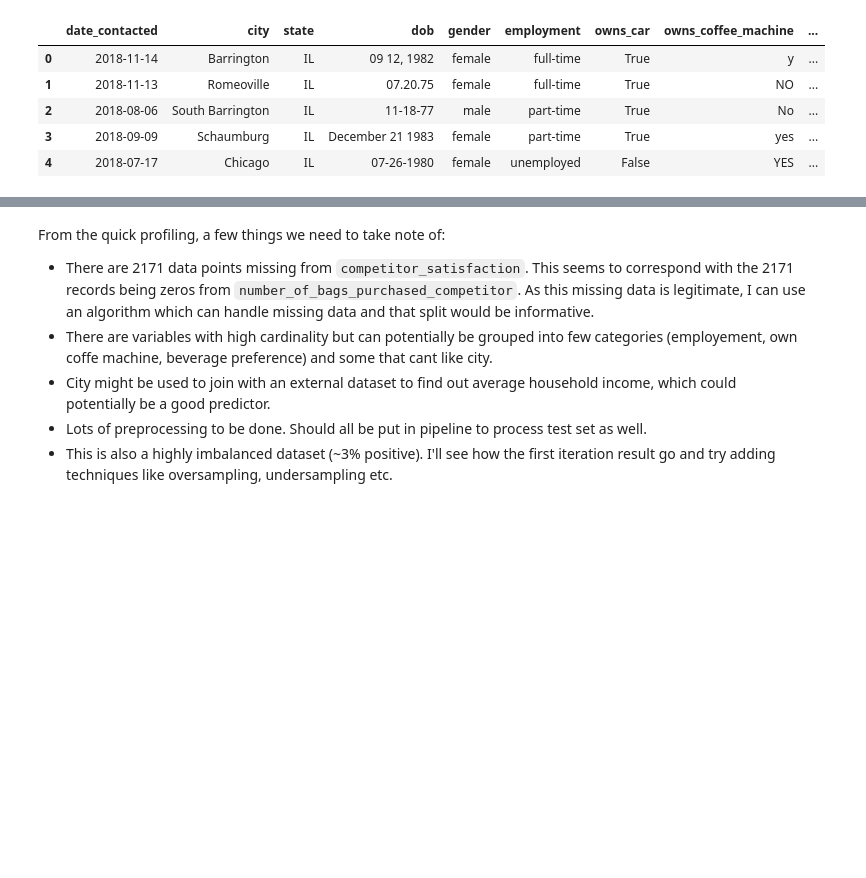
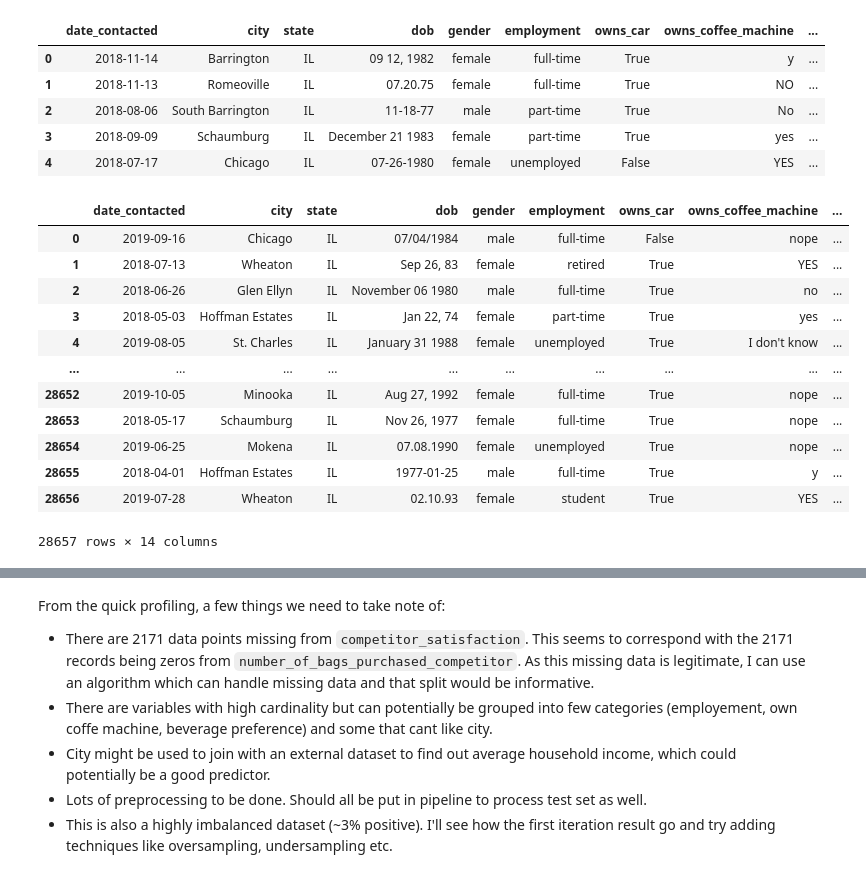
Before and after one commit to nataliele/goh, a Jupyter notebook: coffee.ipynb, the cells around one changed output, grey strips where cells are left out. Drawn from its saved outputs; the diff is of its cells as text; code cells hidden in the pictures; blank space fills up the shorter version.

Commit message:
add city income

```diff
--- a/coffee.ipynb
+++ b/coffee.ipynb
@@ -25,6 +25,7 @@ sns.set_theme(style="white")
 # %%
 train_raw = pd.read_csv('train.csv').iloc[:, 1:]
 prediction_raw = pd.read_csv('predictions.csv').iloc[:, 1:]
+city_income = pd.read_csv('median_income_il.csv')
 # %% [markdown]
 ## EDA
 # %%
@@ -45,6 +46,24 @@ prediction_raw.head()
 | 2 | 2018-08-06 | South Barrington | IL | 11-18-77 | male | part-time | True | No | ... |
 | 3 | 2018-09-09 | Schaumburg | IL | December 21 1983 | female | part-time | True | yes | ... |
 | 4 | 2018-07-17 | Chicago | IL | 07-26-1980 | female | unemployed | False | YES | ... |
+# %%
+m = train_raw.merge(city_income, on='city', how='left')
+# %%
+m
+# %% [output]
+|  | date_contacted | city | state | dob | gender | employment | owns_car | owns_coffee_machine | ... |
+| 0 | 2019-09-16 | Chicago | IL | 07/04/1984 | male | full-time | False | nope | ... |
+| 1 | 2018-07-13 | Wheaton | IL | Sep 26, 83 | female | retired | True | YES | ... |
+| 2 | 2018-06-26 | Glen Ellyn | IL | November 06 1980 | male | full-time | True | no | ... |
+| 3 | 2018-05-03 | Hoffman Estates | IL | Jan 22, 74 | female | part-time | True | yes | ... |
+| 4 | 2019-08-05 | St. Charles | IL | January 31 1988 | female | unemployed | True | I don't know | ... |
+| ... | ... | ... | ... | ... | ... | ... | ... | ... | ... |
+| 28652 | 2019-10-05 | Minooka | IL | Aug 27, 1992 | female | full-time | True | nope | ... |
+| 28653 | 2018-05-17 | Schaumburg | IL | Nov 26, 1977 | female | full-time | True | nope | ... |
+| 28654 | 2019-06-25 | Mokena | IL | 07.08.1990 | female | unemployed | True | nope | ... |
+| 28655 | 2018-04-01 | Hoffman Estates | IL | 1977-01-25 | male | full-time | True | y | ... |
+| 28656 | 2019-07-28 | Wheaton | IL | 02.10.93 | female | student | True | YES | ... |
+28657 rows × 14 columns
 # %%
 profile = ProfileReport(train_raw, title="meps_base Profiling Report")
 # profile.to_file("meps_base.html")
```
Also changed, not shown: parts of 6 cells of this notebook, 1 other file.
